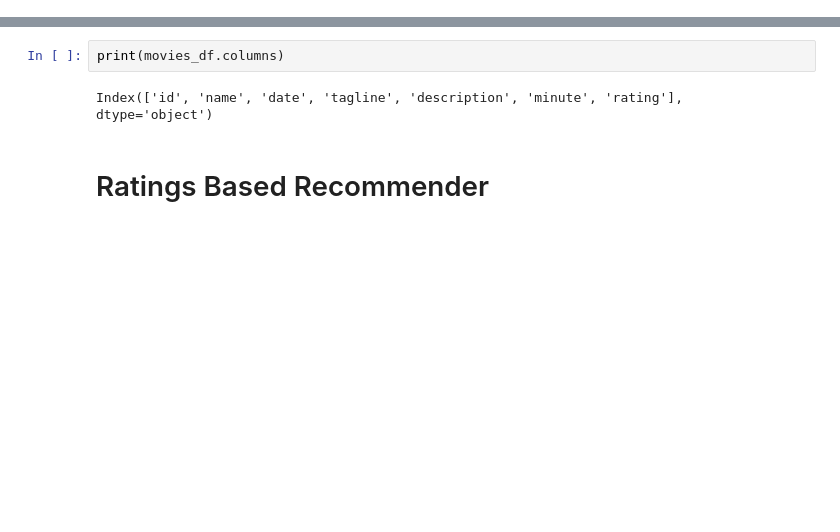
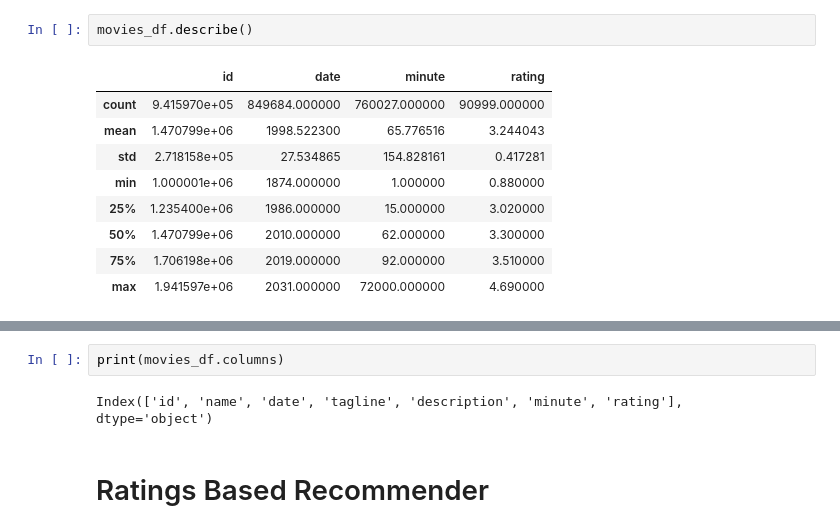
Before and after one commit to hamell42/movie_rec_system, a Jupyter notebook: backend/recommender_test.ipynb, the cells around one changed output, grey strips where cells are left out. Drawn from its saved outputs; the diff is of its cells as text; blank space fills up the shorter version.

```diff
--- a/backend/recommender_test.ipynb
+++ b/backend/recommender_test.ipynb
@@ -16,0 +67,12 @@ ratings_df = pd.read_csv('../dataset/ratings.csv', low_memory=False)
+# %%
+movies_df.describe()
+# %% [output]
+|  | id | date | minute | rating |
+| count | 9.415970e+05 | 849684.000000 | 760027.000000 | 90999.000000 |
+| mean | 1.470799e+06 | 1998.522300 | 65.776516 | 3.244043 |
+| std | 2.718158e+05 | 27.534865 | 154.828161 | 0.417281 |
+| min | 1.000001e+06 | 1874.000000 | 1.000000 | 0.880000 |
+| 25% | 1.235400e+06 | 1986.000000 | 15.000000 | 3.020000 |
+| 50% | 1.470799e+06 | 2010.000000 | 62.000000 | 3.300000 |
+| 75% | 1.706198e+06 | 2019.000000 | 92.000000 | 3.510000 |
+| max | 1.941597e+06 | 2031.000000 | 72000.000000 | 4.690000 |
```
Also changed, not shown: parts of 20 cells of this notebook, 10 other files.
